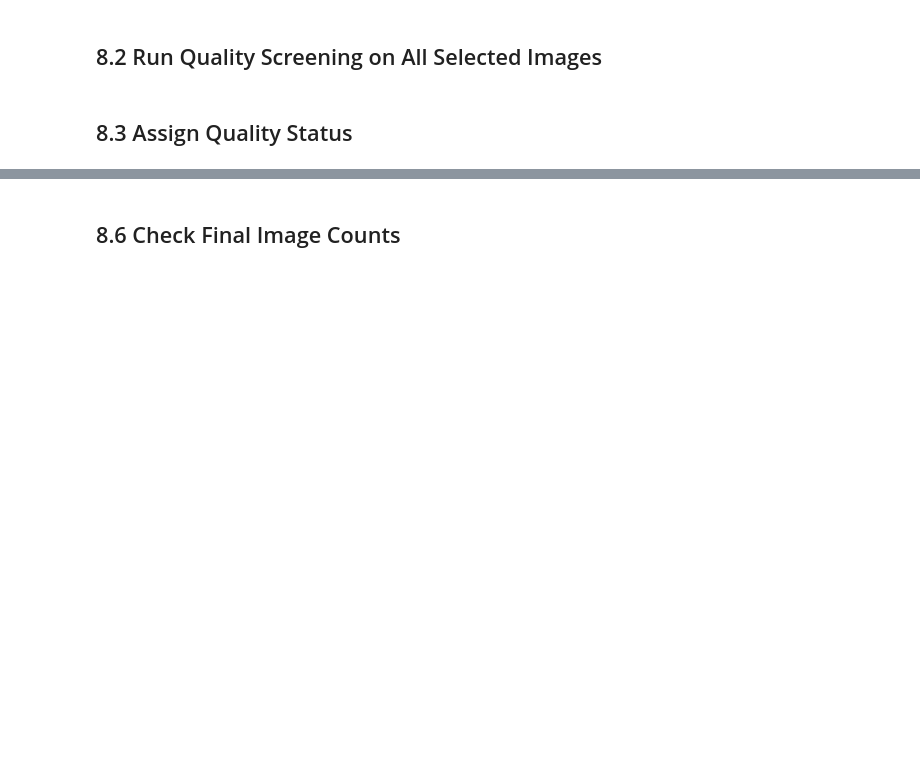
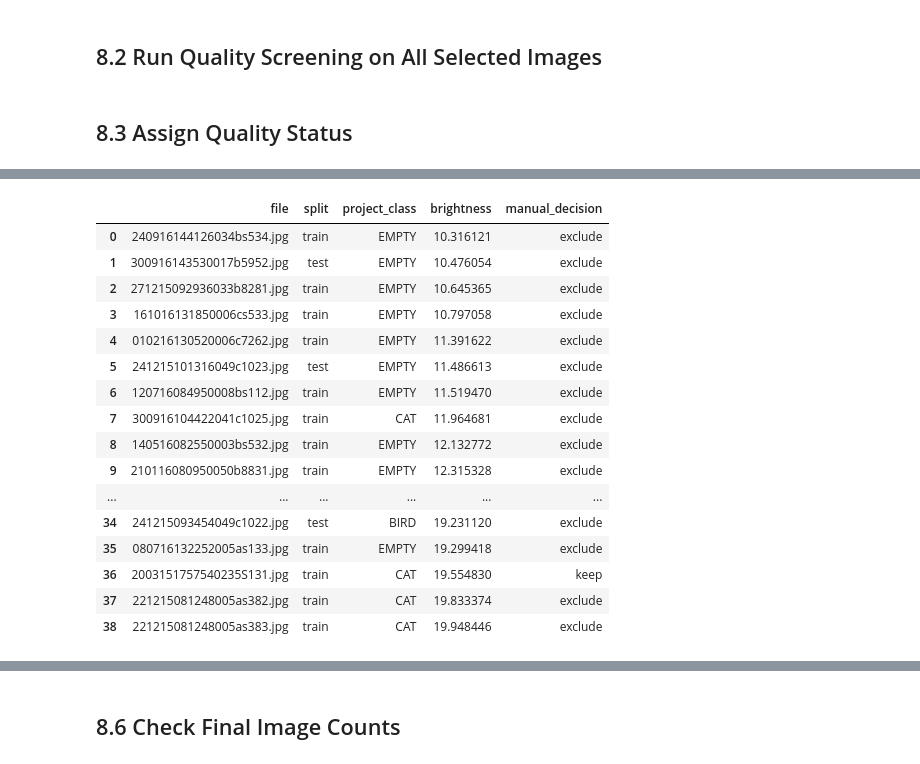
Before and after one commit to elodie-wu/ai-predator-early-warning, a Jupyter notebook: notebooks/01_prepare_dataset.ipynb, the cells around one changed output, grey strips where cells are left out. Drawn from its saved outputs; the diff is of its cells as text; code cells hidden in the pictures; blank space fills up the shorter version.

```diff
--- a/notebooks/01_prepare_dataset.ipynb
+++ b/notebooks/01_prepare_dataset.ipynb
@@ -723,6 +736,14 @@ for _, row in selected_df.iterrows():
         / row["project_class"]
         / row["file"]
     )
+
+    if not image_path.exists():
+        image_path = (
+            PROJECT_ROOT / "data" / "excluded"
+            / row["split"]
+            / row["project_class"]
+            / row["file"]
+        )
 
     try:
         overexposure, brightness, contrast = calculate_image_quality(image_path)
@@ -795,7 +795,7 @@ Name: count, dtype: int64
 # %%
 #  Save Quality Metadata
 QUALITY_METADATA_PATH = (
-    INTERIM_DATA_DIR / "image_quality.csv"
+    INTERIM_DATA_DIR / "image_quality_v2.csv"
 )
 
 quality_df.to_csv(
@@ -887,13 +936,69 @@ final_summary = pd.crosstab(
 # %%
-# Save Final Metadata
+# Record the completed manual review.
+# These two dark images still contain a clearly visible cat.
+MANUAL_KEEP_FILES = {
+    "1706151121500285S073.jpg",
+    "2003151757540235S131.jpg",
+}
+
+candidate_files = set(dark_candidates_df["file"])
+unknown_keep_files = MANUAL_KEEP_FILES - candidate_files
+if unknown_keep_files:
+    raise ValueError(
+        f"Manual keep files are not dark candidates: {unknown_keep_files}"
+    )
+
+dark_review_df = dark_candidates_df.copy()
+dark_review_df["manual_decision"] = np.where(
+    dark_review_df["file"].isin(MANUAL_KEEP_FILES),
+    "keep",
+    "exclude",
+)
+
+manual_excluded_files = set(
+    dark_review_df.loc[
+        dark_review_df["manual_decision"] == "exclude",
+        "file",
+    ]
+)
+
+if len(MANUAL_KEEP_FILES) != 2 or len(manual_excluded_files) != 37:
+    raise RuntimeError("Expected 2 reviewed keeps and 37 exclusions.")
+
+quality_df["quality_status"] = "keep"
+quality_df.loc[
+    quality_df["file"].isin(manual_excluded_files),
+    "quality_status",
+] = "exclude_dark"
+quality_df.loc[
+    quality_df["file"].isin(MANUAL_KEEP_FILES),
+    "quality_status",
+] = "keep_after_review"
+
+final_clean_df = selected_df[
+    ~selected_df["file"].isin(manual_excluded_files)
+].copy()
+
+DARK_REVIEW_PATH = (
+    INTERIM_DATA_DIR / "dark_candidate_review_v2.csv"
+)
 FINAL_METADATA_PATH = (
     INTERIM_DATA_DIR / "final_clean_metadata.csv"
 )
 
-final_clean_df.to_csv(
-    FINAL_METADATA_PATH,
-    index=False
+dark_review_df.to_csv(DARK_REVIEW_PATH, index=False)
+quality_df.to_csv(QUALITY_METADATA_PATH, index=False)
+final_clean_df.to_csv(FINAL_METADATA_PATH, index=False)
+
+print("Manual keeps:", len(MANUAL_KEEP_FILES))
+print("Manual exclusions:", len(manual_excluded_files))
+print("Final metadata images:", len(final_clean_df))
+print("Review saved to:", DARK_REVIEW_PATH)
+print("Final metadata saved to:", FINAL_METADATA_PATH)
+display(
+    dark_review_df[[
+        "file", "split", "project_class",
+        "brightness", "manual_decision",
+    ]]
 )
-
-print("Saved to:", FINAL_METADATA_PATH)
 # %% [output]
@@ -901,3 +1010,20 @@ Saved to: e:\Code\ai-predator-early-warning\data\interim\final_clean_metadata.cs
+|  | file | split | project_class | brightness | manual_decision |
+| 0 | 240916144126034bs534.jpg | train | EMPTY | 10.316121 | exclude |
+| 1 | 300916143530017b5952.jpg | test | EMPTY | 10.476054 | exclude |
+| 2 | 271215092936033b8281.jpg | train | EMPTY | 10.645365 | exclude |
+| 3 | 161016131850006cs533.jpg | train | EMPTY | 10.797058 | exclude |
+| 4 | 010216130520006c7262.jpg | train | EMPTY | 11.391622 | exclude |
+| 5 | 241215101316049c1023.jpg | test | EMPTY | 11.486613 | exclude |
+| 6 | 120716084950008bs112.jpg | train | EMPTY | 11.519470 | exclude |
+| 7 | 300916104422041c1025.jpg | train | CAT | 11.964681 | exclude |
+| 8 | 140516082550003bs532.jpg | train | EMPTY | 12.132772 | exclude |
+| 9 | 210116080950050b8831.jpg | train | EMPTY | 12.315328 | exclude |
+| ... | ... | ... | ... | ... | ... |
+| 34 | 241215093454049c1022.jpg | test | BIRD | 19.231120 | exclude |
+| 35 | 080716132252005as133.jpg | train | EMPTY | 19.299418 | exclude |
+| 36 | 2003151757540235S131.jpg | train | CAT | 19.554830 | keep |
+| 37 | 221215081248005as382.jpg | train | CAT | 19.833374 | exclude |
+| 38 | 221215081248005as383.jpg | train | CAT | 19.948446 | exclude |
 # %% [markdown]
 ## 8.5 Move Excluded Images
 
```
Also changed, not shown: parts of 14 cells of this notebook, 20 other files.
